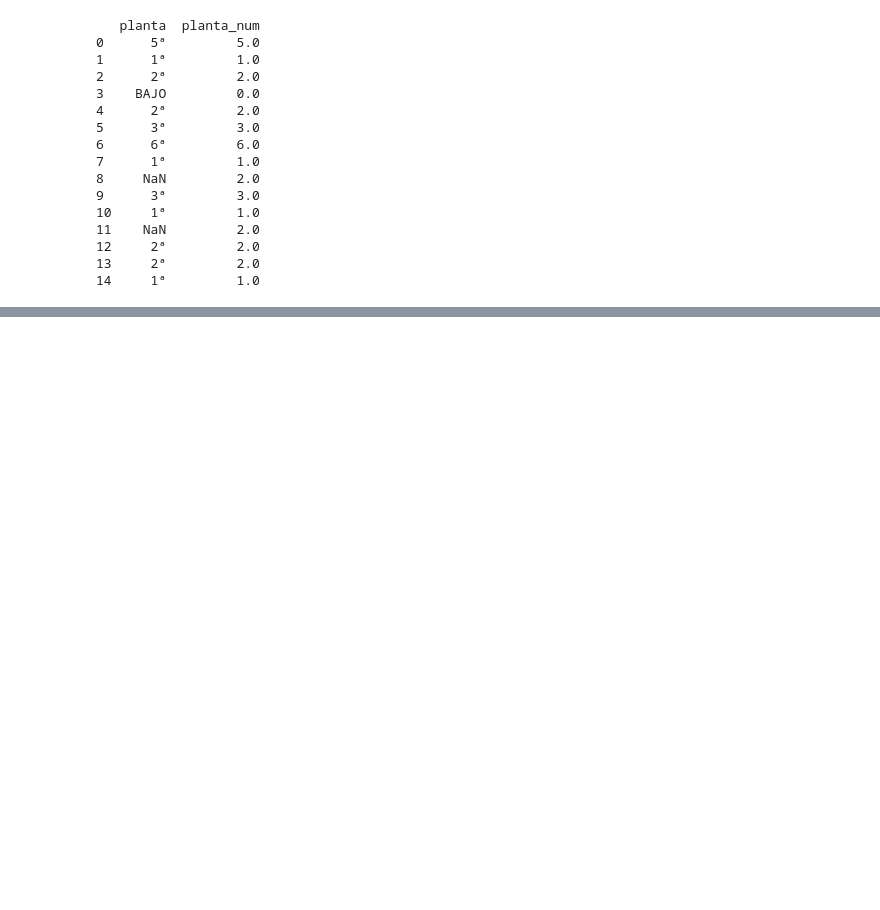
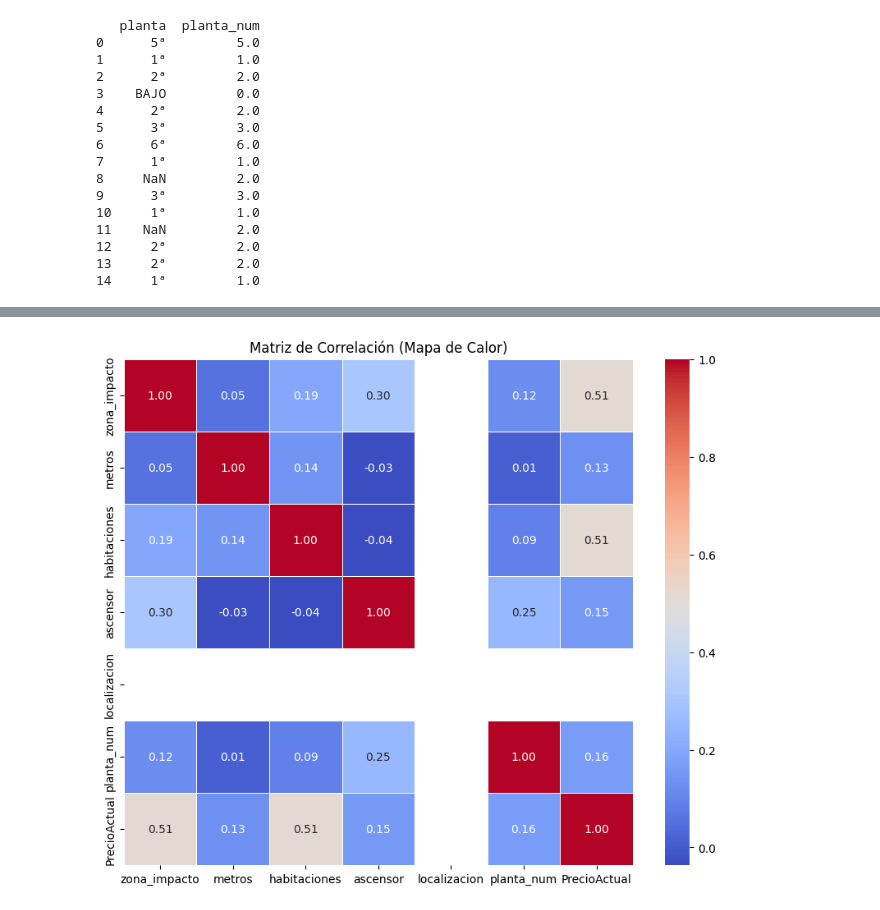
Before and after one commit to Bootcamp-IA-P6/ia-regression-project-team-2, a Jupyter notebook: eda-dataset.ipynb, the cells around one changed output, grey strips where cells are left out. Saved outputs shown, nothing was run; the diff lists cells and outputs as text; code cells hidden in the pictures; blank space fills up the shorter version.

```diff
--- a/eda-dataset.ipynb
+++ b/eda-dataset.ipynb
@@ -223,0 +398,10 @@ display(df.head())
+# %%
+
+plt.figure(figsize=(10, 8))
+
+sns.heatmap(matriz_completa, annot=True, cmap='coolwarm', fmt=".2f", linewidths=0.5)
+
+plt.title("Matriz de Correlación (Mapa de Calor)")
+plt.show()
+# %% [output]
+[figure, added]
```
Also changed, not shown: parts of 24 cells of this notebook.
